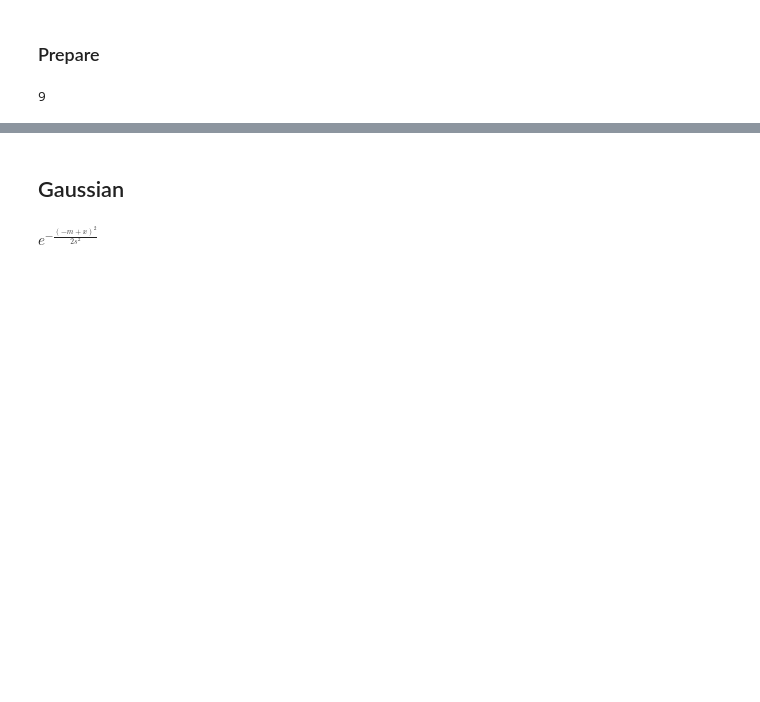
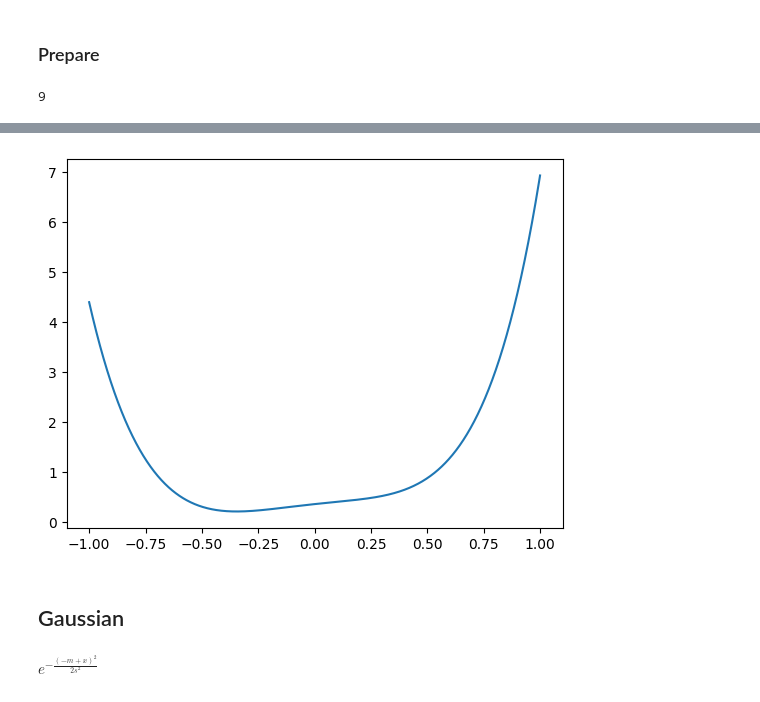
Before and after one commit to dayan3847/machine_learning, a Jupyter notebook: dayan3847/basis_functions/basis_functions.ipynb, the cells around one changed output, grey strips where cells are left out. Cells and saved outputs as stored; diff of their text form; code cells hidden in the pictures; blank space fills up the shorter version.

```diff
--- a/dayan3847/basis_functions/basis_functions.ipynb
+++ b/dayan3847/basis_functions/basis_functions.ipynb
@@ -35,3 +80,15 @@ count
+# %%
+# Plot
+y_plot: np.array = np.full(len(x_plot),0)
+for w, d in zip(w_list, d_list):
+    # with numpy
+    _y_plot: np.array = w * ( x_plot ** d )
+    y_plot = y_plot + _y_plot
+plt.plot(x_plot, y_plot)
+
+plt.show()
+# %% [output]
+[figure, added]
 # %% [markdown]
 ## Gaussian
 # %%
```
Also changed, not shown: parts of 19 cells of this notebook.
